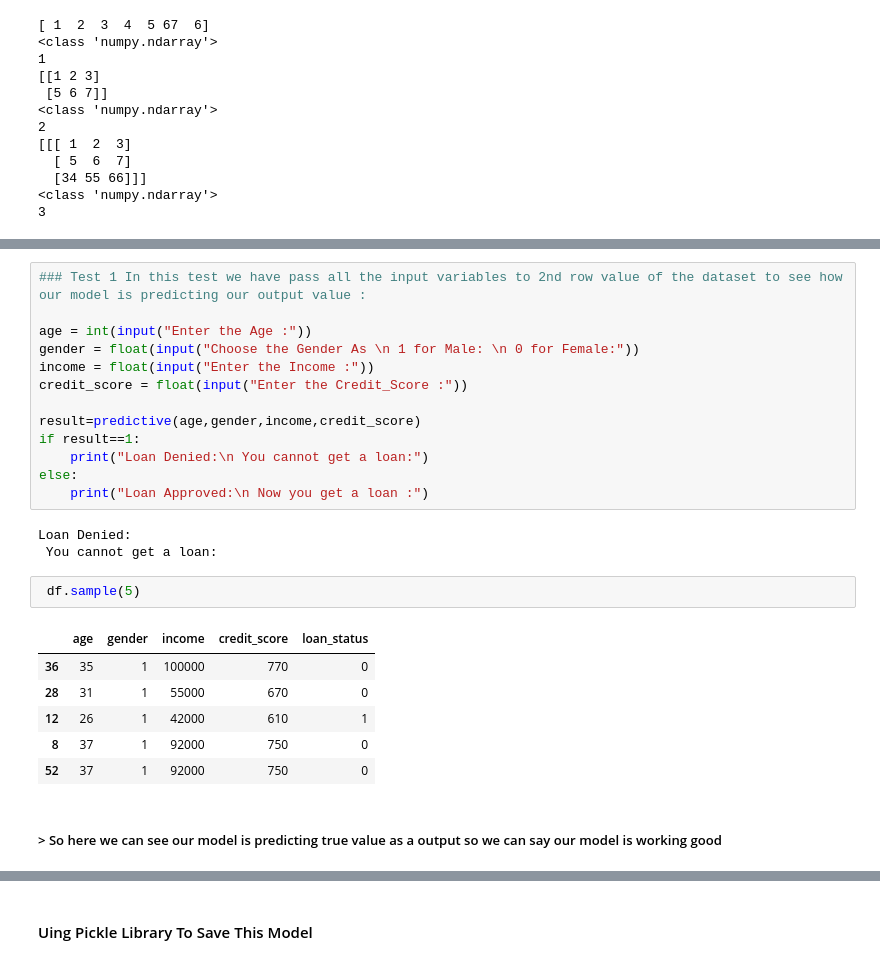
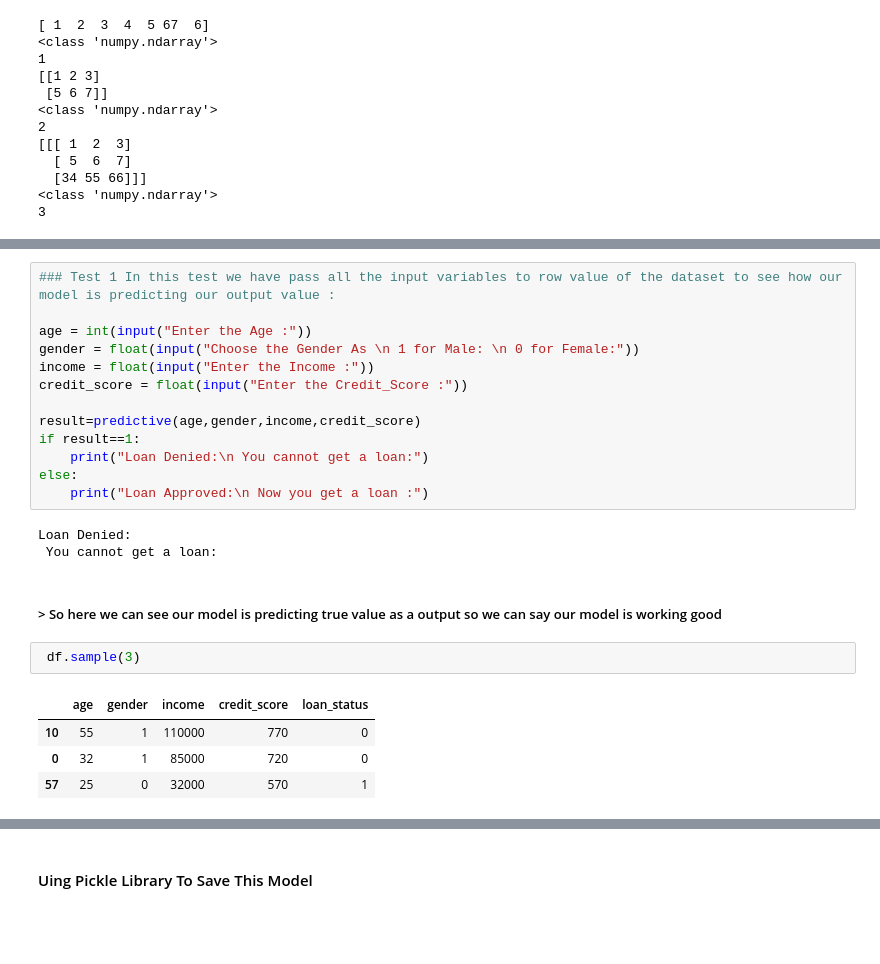
Before and after one commit to Itashish2876/Loan_Project-, a Jupyter notebook: Loan_Assignment.ipynb, the cells around one changed output, grey strips where cells are left out. Cells and saved outputs as stored; diff of their text form; blank space fills up the shorter version.

```diff
--- a/Loan_Assignment.ipynb
+++ b/Loan_Assignment.ipynb
@@ -578,5 +417,5 @@ print(age)
 # %%
-### Test 1 In this test we have pass all the input variables to 2nd row value of the dataset to see how our model is predicting our output value :
+### Test 1 In this test we have pass all the input variables to row value of the dataset to see how our model is predicting our output value :
 
 age = int(input("Enter the Age :"))
 gender = float(input("Choose the Gender As \n 1 for Male: \n 0 for Female:"))
@@ -591,17 +430,15 @@ else:
 # %% [output]
 Loan Denied:
  You cannot get a loan:
-# %%
- df.sample(5)
-# %% [output]
-|  | age | gender | income | credit_score | loan_status |
-| 36 | 35 | 1 | 100000 | 770 | 0 |
-| 28 | 31 | 1 | 55000 | 670 | 0 |
-| 12 | 26 | 1 | 42000 | 610 | 1 |
-| 8 | 37 | 1 | 92000 | 750 | 0 |
-| 52 | 37 | 1 | 92000 | 750 | 0 |
 # %% [markdown]
 ##### > So here we can see our model is predicting true value as a output so we can say our model is working good
+# %%
+ df.sample(3)
+# %% [output]
+|  | age | gender | income | credit_score | loan_status |
+| 10 | 55 | 1 | 110000 | 770 | 0 |
+| 0 | 32 | 1 | 85000 | 720 | 0 |
+| 57 | 25 | 0 | 32000 | 570 | 1 |
 # %%
 ## Test 2 In this test we have pass all the input variables to 50 row value of the dataset to see how our model is predicting our output value :
 
```
Also changed, not shown: parts of 42 cells of this notebook, 1 other file.
